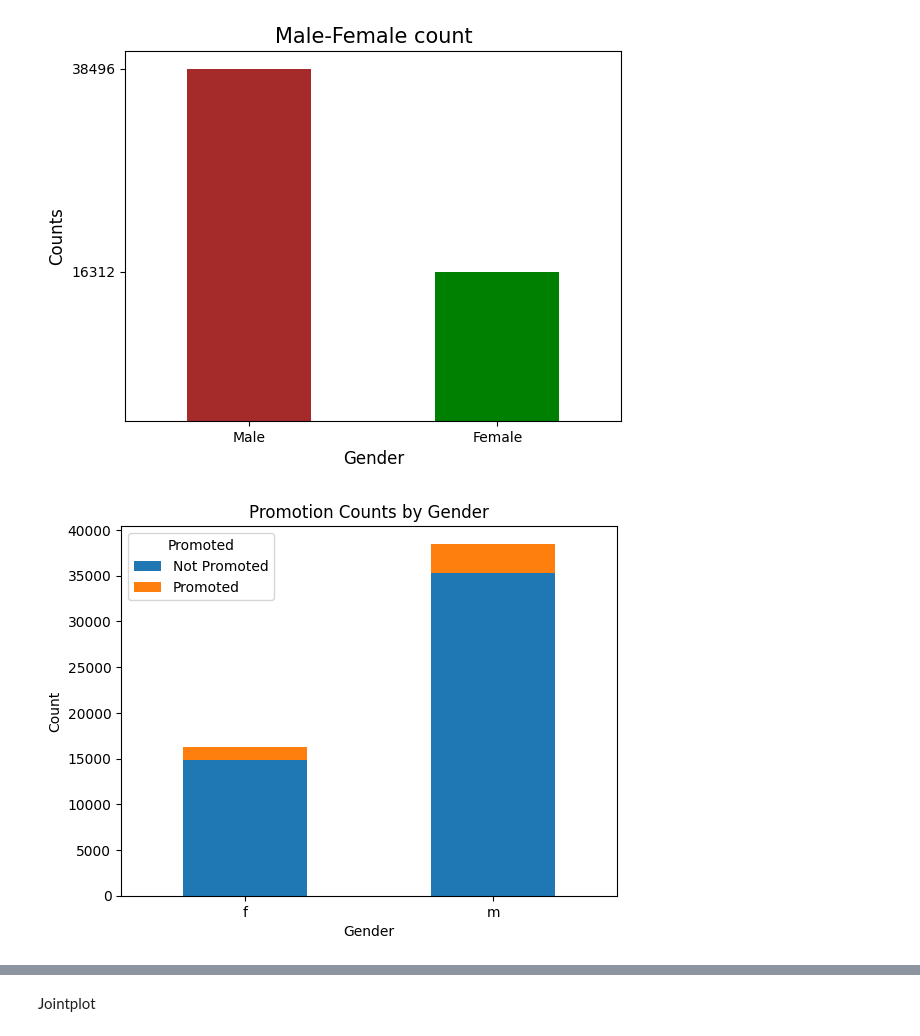
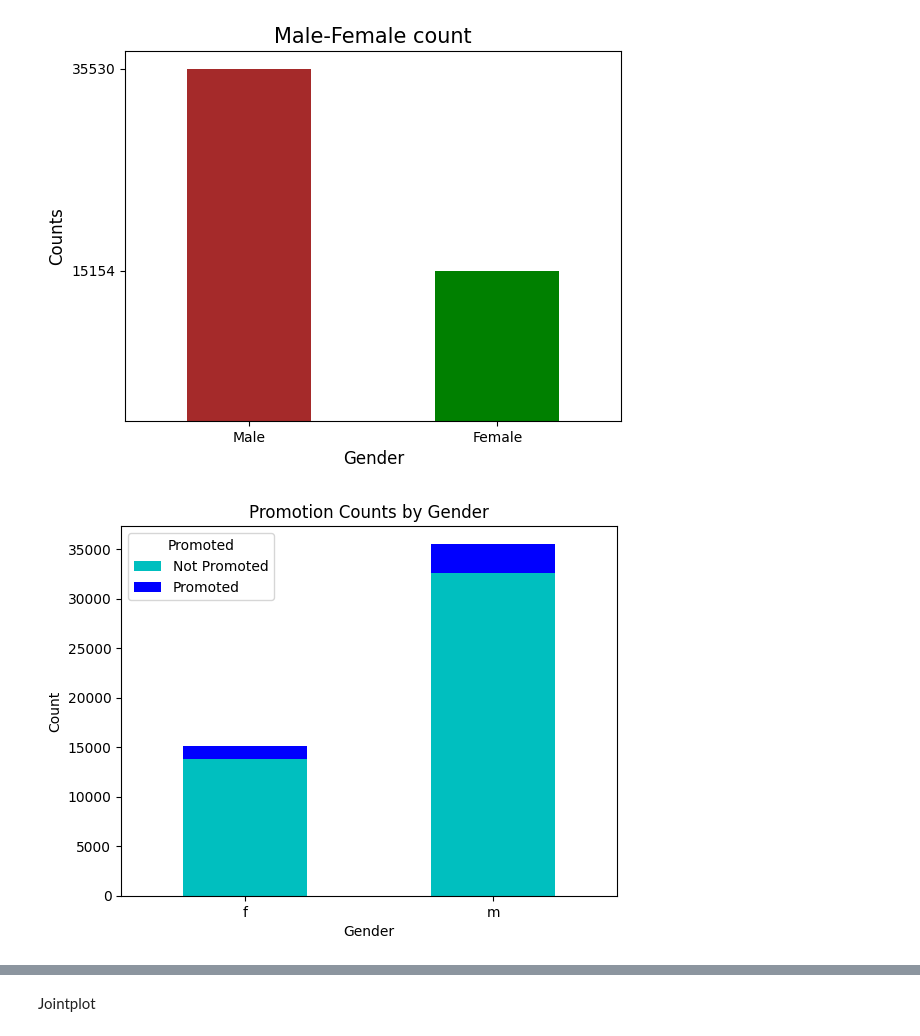
Before and after one commit to sandana-s/HR-Classification, a Jupyter notebook: HR_CLASSIFICATION.ipynb, the cells around one changed output, grey strips where cells are left out. Cells and saved outputs as stored; diff of their text form; code cells hidden in the pictures.

```diff
--- a/HR_CLASSIFICATION.ipynb
+++ b/HR_CLASSIFICATION.ipynb
@@ -101,7 +101,7 @@ is_promoted                0
 dtype: int64
 # %%
 df['education']=df['education'].fillna('unknown')
-df['previous_year_rating']=df['previous_year_rating'].fillna(0.0)
+df=df.dropna()
 # %%
 
 df.isna().sum()
@@ -229,15 +240,15 @@ Text(0.5, 1.0, 'Male-Female count')
 [figure]
 # %%
 promotion_counts = df.groupby(['gender', 'is_promoted']).size().unstack(fill_value=0)
-promotion_counts.plot(kind='bar', stacked=True)
+promotion_counts.plot(kind='bar', stacked=True,color=['c','b'])
 plt.title('Promotion Counts by Gender')
 plt.xlabel('Gender')
 plt.ylabel('Count')
 plt.xticks(rotation=0)
 plt.legend(title='Promoted', labels=['Not Promoted', 'Promoted'])
 plt.show()
 # %% [output]
-[figure, old version]
+[figure, new version]
 # %%
 plt.figure(figsize=(12,6))
 sns.countplot(x='department',data=df,hue='gender')
```
Also changed, not shown: parts of 49 cells of this notebook.
